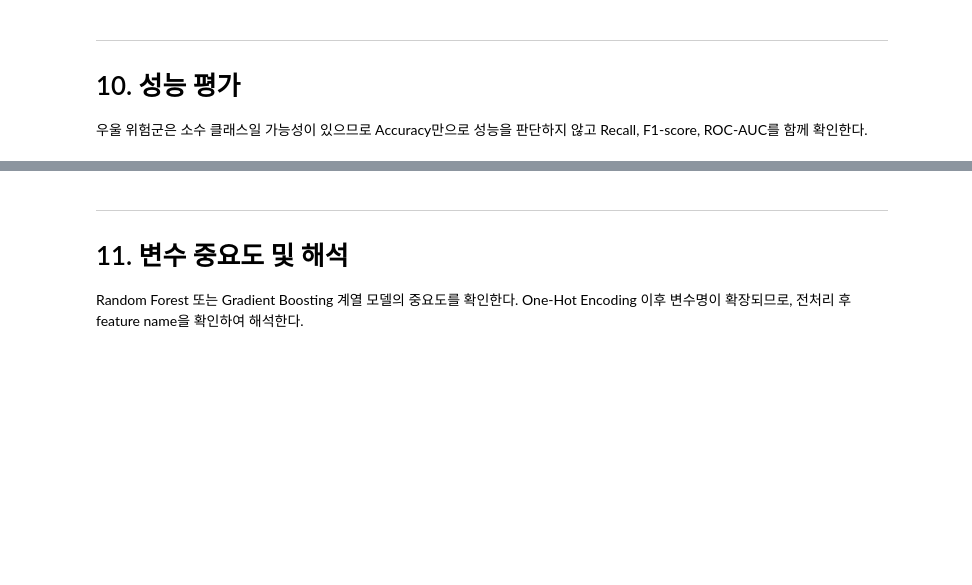
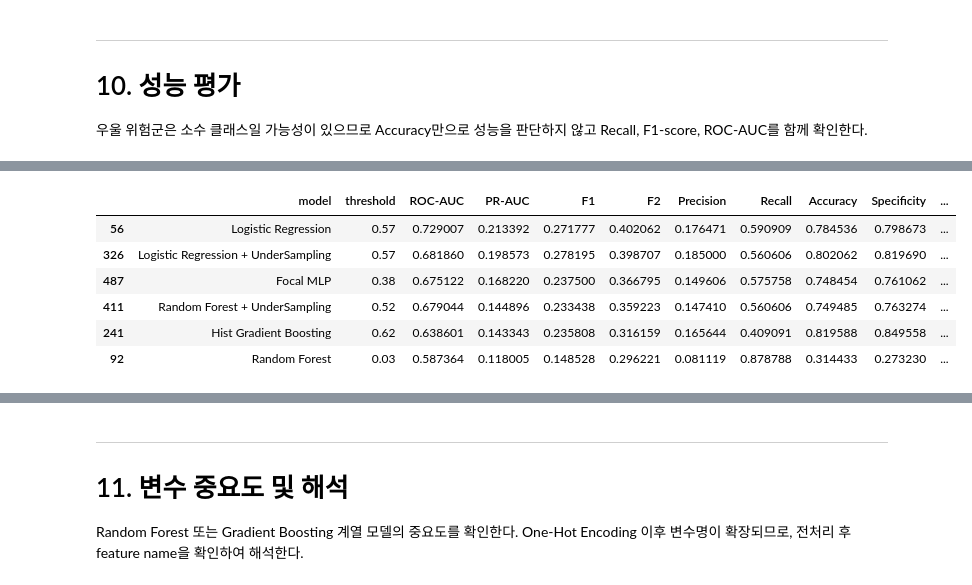
Before and after one commit to 2026-1st/Team-5, a Jupyter notebook: Team5_KNHANES2022_Project.ipynb, the cells around one changed output, grey strips where cells are left out. Cells and saved outputs as stored; diff of their text form; code cells hidden in the pictures; blank space fills up the shorter version.

```diff
--- a/Team5_KNHANES2022_Project.ipynb
+++ b/Team5_KNHANES2022_Project.ipynb
@@ -972,0 +1837,80 @@ display(results_df)
+# %%
+# +추가본: 모델별 threshold를 공정하게 비교하기 위한 전체 threshold 탐색
+# +추가본: 모든 모델에 F2-score, predicted_positive_rate, false_negative 추가
+# +추가본: Precision 제한 우선 방식이 아니라 Recall 목표 기반 조기 선별 기준으로 threshold 선택
+
+all_threshold_rows = []
+
+for name, pipe in pipelines.items():
+    scores = get_positive_score(pipe, X_test)
+
+    for th in THRESHOLD_GRID:
+        y_pred_th = (scores >= th).astype(int)
+        cm = confusion_matrix(y_test, y_pred_th, labels=[0, 1])
+        tn, fp, fn, tp = cm.ravel()
+
+        all_threshold_rows.append({
+            "model": name,
+            "threshold": round(float(th), 2),
+            "ROC-AUC": roc_auc_score(y_test, scores),
+            "PR-AUC": average_precision_score(y_test, scores),
+            "F1": f1_score(y_test, y_pred_th, zero_division=0),
+            "F2": fbeta_score(y_test, y_pred_th, beta=2, zero_division=0),
+            "Precision": precision_score(y_test, y_pred_th, zero_division=0),
+            "Recall": recall_score(y_test, y_pred_th, zero_division=0),
+            "Accuracy": accuracy_score(y_test, y_pred_th),
+            "Specificity": tn / (tn + fp) if (tn + fp) > 0 else np.nan,
+            "true_positive": int(tp),
+            "false_negative": int(fn),
+            "false_positive": int(fp),
+            "true_negative": int(tn),
+            "predicted_positive": int(y_pred_th.sum()),
+            "predicted_positive_rate": y_pred_th.mean(),
+        })
+
+all_threshold_df = pd.DataFrame(all_threshold_rows)
+
+# 보조 기준: 모델별 F2-score 최적 threshold
+best_threshold_by_model = (
+    all_threshold_df
+    .sort_values(["model", "F2", "Recall", "Precision"], ascending=[True, False, False, False])
+    .groupby("model", as_index=False)
+    .head(1)
+    .sort_values(["F2", "Recall", "PR-AUC"], ascending=False)
+)
+
+print("=== 모델별 F2 기준 최적 threshold 비교 (보조 기준) ===")
+display(best_threshold_by_model)
+
+# 최종 조기 선별 기준: Recall 목표를 먼저 만족시키고, 그 안에서 F2-score가 가장 높은 threshold 선택
+screening_rows = []
+for model_name, group in all_threshold_df.groupby("model"):
+    candidates = group[group["Recall"] >= SCREENING_TARGET_RECALL].copy()
+
+    if len(candidates) > 0:
+        best_row = candidates.sort_values(
+            ["F2", "Precision", "Recall"],
+            ascending=False,
+        ).iloc[0].copy()
+        best_row["selection_rule"] = f"Recall >= {SCREENING_TARGET_RECALL:.2f} 중 F2 최대"
+    else:
+        best_row = group.sort_values(
+            ["Recall", "F2", "Precision"],
+            ascending=False,
+        ).iloc[0].copy()
+        best_row["selection_rule"] = "목표 Recall 미달: Recall 최대"
+
+    screening_rows.append(best_row)
+
+best_screening_by_model = pd.DataFrame(screening_rows).sort_values(
+    ["Recall", "F2", "PR-AUC", "Precision"],
+    ascending=False,
+)
+
+# 기존 변수명과의 호환을 위해 유지
+best_recall_priority_by_model = best_screening_by_model
+
+print()
+print(f"=== 모델별 조기 우울 위험군 선별 threshold 비교: 목표 Recall >= {SCREENING_TARGET_RECALL:.2f} ===")
+display(best_screening_by_model)
+# %% [output]
@@ -972,0 +1918,7 @@ display(results_df)
+|  | model | threshold | ROC-AUC | PR-AUC | F1 | F2 | Precision | Recall | Accuracy | Specificity | ... |
+| 56 | Logistic Regression | 0.57 | 0.729007 | 0.213392 | 0.271777 | 0.402062 | 0.176471 | 0.590909 | 0.784536 | 0.798673 | ... |
+| 326 | Logistic Regression + UnderSampling | 0.57 | 0.681860 | 0.198573 | 0.278195 | 0.398707 | 0.185000 | 0.560606 | 0.802062 | 0.819690 | ... |
+| 487 | Focal MLP | 0.38 | 0.675122 | 0.168220 | 0.237500 | 0.366795 | 0.149606 | 0.575758 | 0.748454 | 0.761062 | ... |
+| 411 | Random Forest + UnderSampling | 0.52 | 0.679044 | 0.144896 | 0.233438 | 0.359223 | 0.147410 | 0.560606 | 0.749485 | 0.763274 | ... |
+| 241 | Hist Gradient Boosting | 0.62 | 0.638601 | 0.143343 | 0.235808 | 0.316159 | 0.165644 | 0.409091 | 0.819588 | 0.849558 | ... |
+| 92 | Random Forest | 0.03 | 0.587364 | 0.118005 | 0.148528 | 0.296221 | 0.081119 | 0.878788 | 0.314433 | 0.273230 | ... |
```
Also changed, not shown: parts of 39 cells of this notebook.
